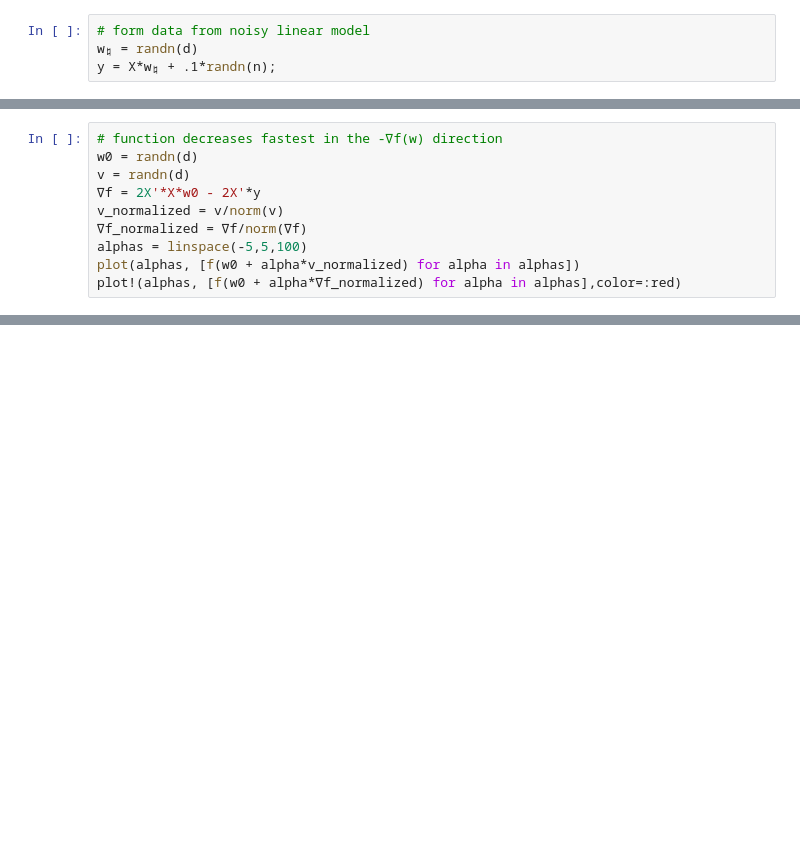
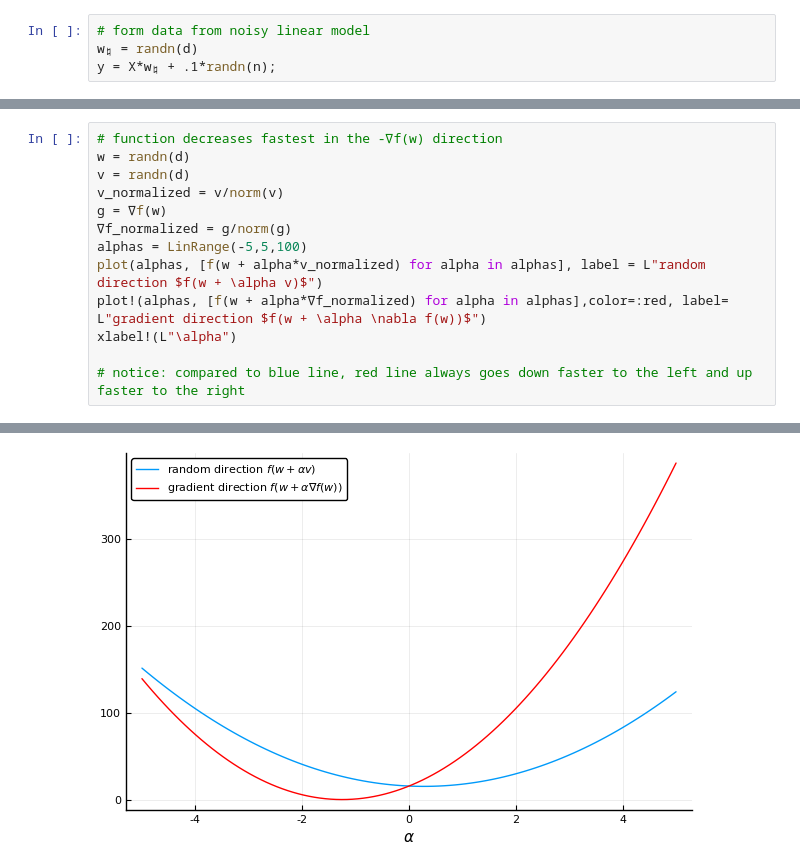
Before and after one commit to ORIE4741/demos, a Jupyter notebook: Gradient descent.ipynb, the cells around one changed output, grey strips where cells are left out. Cells and saved outputs as stored; diff of their text form; blank space fills up the shorter version.

```diff
--- a/Gradient descent.ipynb
+++ b/Gradient descent.ipynb
@@ -40,11 +45,14 @@ xlabel!(L"$\alpha$")
 # %%
 # function decreases fastest in the -∇f(w) direction
-w0 = randn(d)
+w = randn(d)
 v = randn(d)
-∇f = 2X'*X*w0 - 2X'*y
 v_normalized = v/norm(v)
-∇f_normalized = ∇f/norm(∇f)
-alphas = linspace(-5,5,100)
-plot(alphas, [f(w0 + alpha*v_normalized) for alpha in alphas])
-plot!(alphas, [f(w0 + alpha*∇f_normalized) for alpha in alphas],color=:red)
+g = ∇f(w)
+∇f_normalized = g/norm(g)
+alphas = LinRange(-5,5,100)
+plot(alphas, [f(w + alpha*v_normalized) for alpha in alphas], label = L"random direction $f(w + \alpha v)$")
+plot!(alphas, [f(w + alpha*∇f_normalized) for alpha in alphas],color=:red, label= L"gradient direction $f(w + \alpha \nabla f(w))$")
+xlabel!(L"\alpha")
+
+# notice: compared to blue line, red line always goes down faster to the left and up faster to the right
 # %% [output]
@@ -51,0 +59 @@ plot!(alphas, [f(w0 + alpha*∇f_normalized) for alpha in alphas],color=:red)
+[figure, added]
```
Also changed, not shown: parts of 12 cells of this notebook, 1 other file.
